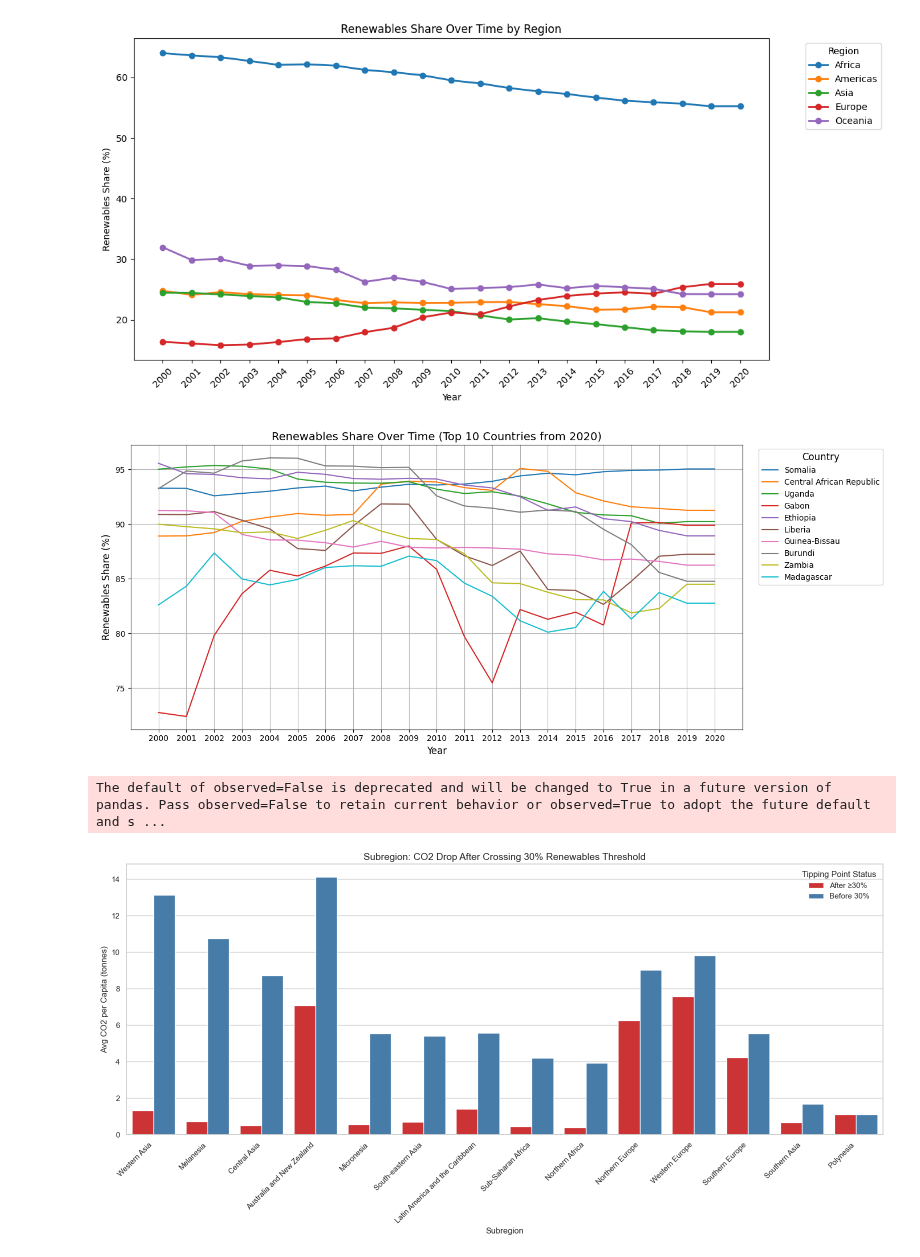
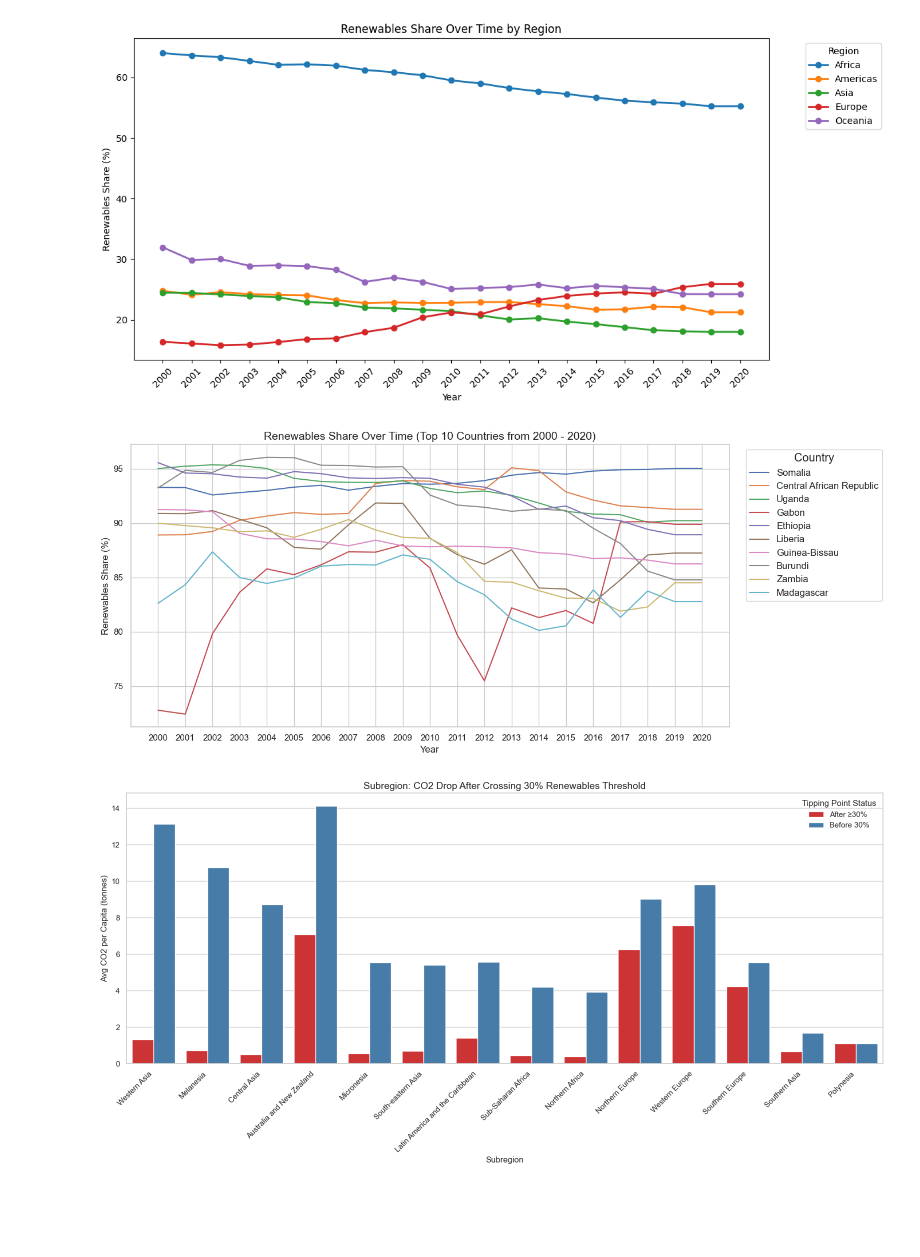
Before and after one commit to SelinaFischer/climate_tipping_points, a Jupyter notebook: jupyter_notebooks/4. visualisation.ipynb, the cells around one changed output. Saved outputs shown, nothing was run; the diff lists cells and outputs as text; code cells hidden in the pictures; blank space fills up the shorter version.

Commit message:
update region subregion

```diff
--- a/jupyter_notebooks/4. visualisation.ipynb
+++ b/jupyter_notebooks/4. visualisation.ipynb
@@ -74,0 +26,39 @@ print(tabulate(table_data, headers=headers, tablefmt="grid", stralign="left"))
+# %%
+# Group countries by region and subregion
+
+import pandas as pd
+
+# Load & clean
+df = (
+    pd.read_csv("../data/cleaned/enhanced_energy_features_final.csv")
+      .loc[:, ['region', 'subregion', 'country']]
+      .dropna()
+      .drop_duplicates()
+)
+
+# Group & join countries
+grouped = (
+    df
+    .groupby(['region', 'subregion'])['country']
+    .apply(lambda lst: ", ".join(sorted(lst)))
+    .reset_index(name="Countries")
+)
+
+# Compute column widths
+cols = ['Region', 'Subregion', 'Countries']
+widths = [
+    max(grouped['region'].map(len).max(), len(cols[0])),
+    max(grouped['subregion'].map(len).max(), len(cols[1])),
+    max(grouped['Countries'].map(len).max(), len(cols[2])),
+]
+
+# Prepare formats
+header_fmt = f"{{:<{widths[0]}}} | {{:<{widths[1]}}} | {{:<{widths[2]}}}"
+separator  = f"{'-'*widths[0]}-+-{'-'*widths[1]}-+-{'-'*widths[2]}"
+row_fmt    = header_fmt
+
+# Print table
+print(header_fmt.format(*cols))
+print(separator)
+for _, row in grouped.iterrows():
+    print(row_fmt.format(row['region'], row['subregion'], row['Countries']))
@@ -300,35 +310,35 @@ df['year'] = df['year'].astype(int)
 
 # Get top 10 countries in 2020 by renewables share
 df_2020 = df[df['year'] == 2020]
 top10 = df_2020.nlargest(10, 'renewables_share_pct')['country'].tolist()
 
 # Filter data for those countries
 df_top10 = df[df['country'].isin(top10)]
 
 # Plot
 plt.figure(figsize=(14, 6))
 
 for country in sorted(top10, key=lambda c: df_2020[df_2020['country'] == c]['renewables_share_pct'].values[0], reverse=True):
     df_country = df_top10[df_top10['country'] == country]
     plt.plot(df_country['year'], df_country['renewables_share_pct'], label=country)
 
 # Force x-axis to show every year from 2000 to 2020 as integer
 plt.xticks(ticks=list(range(2000, 2021)))
 plt.gca().xaxis.set_major_formatter(plt.FuncFormatter(lambda x, _: f'{int(x)}'))
 
 # Titles and labels
-plt.title('Renewables Share Over Time (Top 10 Countries from 2020)', fontsize=14)
+plt.title('Renewables Share Over Time (Top 10 Countries from 2000 - 2020)', fontsize=14)
 plt.xlabel('Year', fontsize=12)
 plt.ylabel('Renewables Share (%)', fontsize=12)
 
 # Increase legend size
 plt.legend(title='Country', bbox_to_anchor=(1.02, 1), loc='upper left', fontsize='medium', title_fontsize='large')
 
 plt.grid(True)
 plt.tight_layout()
 plt.show()
 # %% [output]
-[figure, old version]
+[figure, new version]
 # %%
 import pandas as pd
 import plotly.express as px
@@ -349,8 +359,11 @@ top10_countries = (
 # Step 2: Filter dataset and avoid SettingWithCopyWarning
 df_top10 = df[df['country'].isin(top10_countries)].copy()
 
-# Explicitly set country order to control legend sorting
-df_top10['country'] = pd.Categorical(
+# Reset index (help in avoiding some warnings)
+df_top10.reset_index(drop=True, inplace=True)
+
+# Explicitly set country order using .loc to avoid warning
+df_top10.loc[:, 'country'] = pd.Categorical(
     df_top10['country'],
     categories=top10_countries,
     ordered=True
@@ -385,8 +398,6 @@ fig.update_layout(
 )
 
 fig.show()
-# %% [output]
-The default of observed=False is deprecated and will be changed to True in a future version of pandas. Pass observed=False to retain current behavior or observed=True to adopt the future default and s ...
 # %%
 # Top 15 Countries CO₂ Drop After 30% Renewables
 
```
Also changed, not shown: parts of 3 cells of this notebook.
